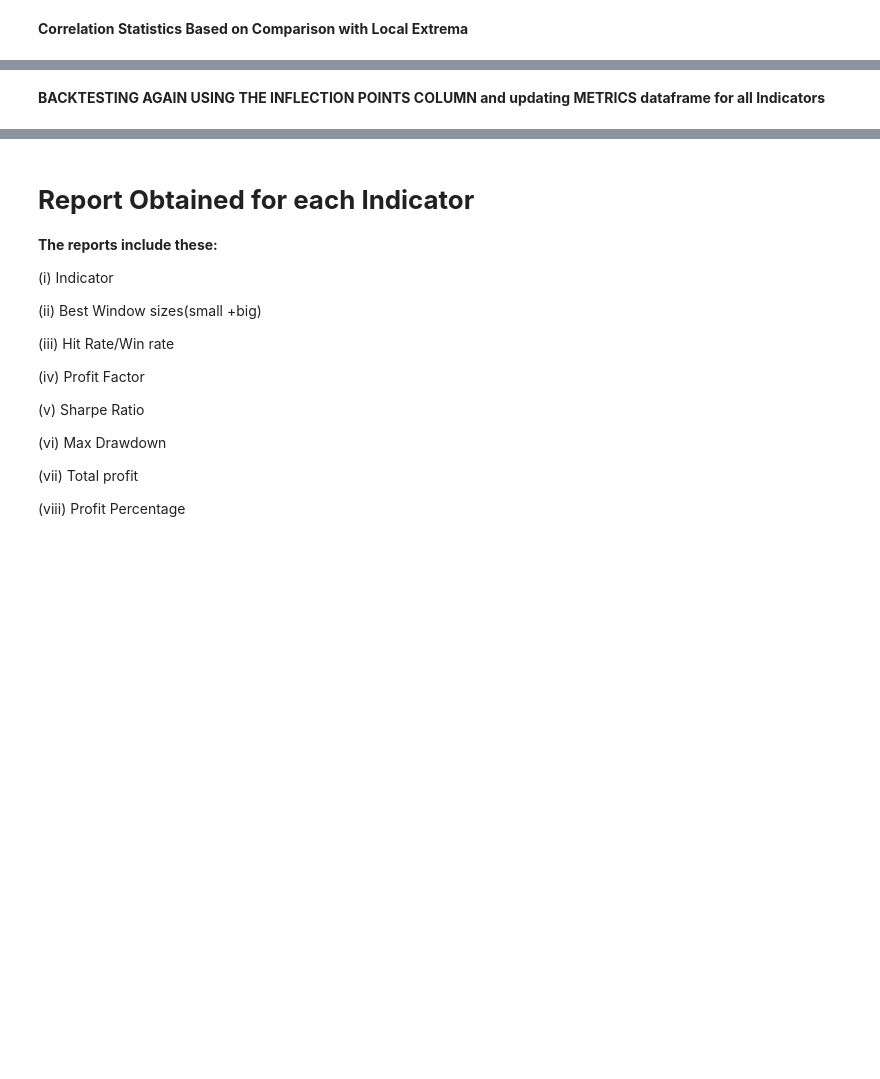
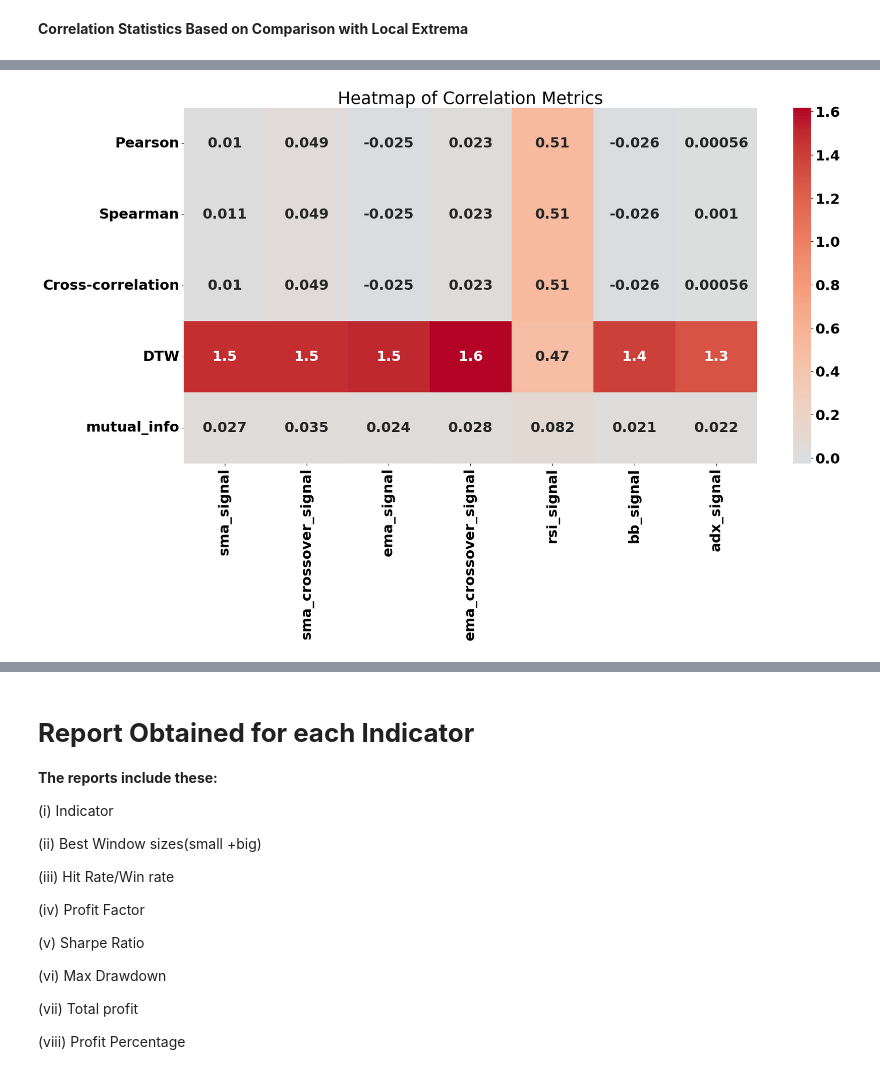
Before and after one commit to abhinav70291/TechnicalAnalysis-for-intra-day-trading, a Jupyter notebook: Technical_Analysis_rectified.ipynb, the cells around one changed output, grey strips where cells are left out. Saved outputs shown, nothing was run; the diff lists cells and outputs as text; code cells hidden in the pictures; blank space fills up the shorter version.

```diff
--- a/Technical_Analysis_rectified.ipynb
+++ b/Technical_Analysis_rectified.ipynb
@@ -1194,11 +1402,11 @@ Cross-correlation score of adx_signal with ground truth: 0.01260909408626568
 # %%
 # Convert the results to a DataFrame
-df_results = pd.DataFrame(results, index=['Pearson', 'Spearman', 'Granger', 'Cross-correlation', 'DTW'])
+df_results = pd.DataFrame(results, index=['Pearson', 'Spearman', 'Cross-correlation', 'DTW',"mutual_info"])
 
 # Plot a heatmap
 plt.figure(figsize=(20, 10))
 sns.heatmap(df_results, annot=True, cmap='coolwarm', center=0)
 plt.title('Heatmap of Correlation Metrics')
 plt.show()
+# %% [output]
+[figure, added]
-# %% [markdown]
-**BACKTESTING AGAIN USING THE INFLECTION POINTS COLUMN and updating METRICS dataframe for all Indicators**
```
Also changed, not shown: parts of 36 cells of this notebook.
